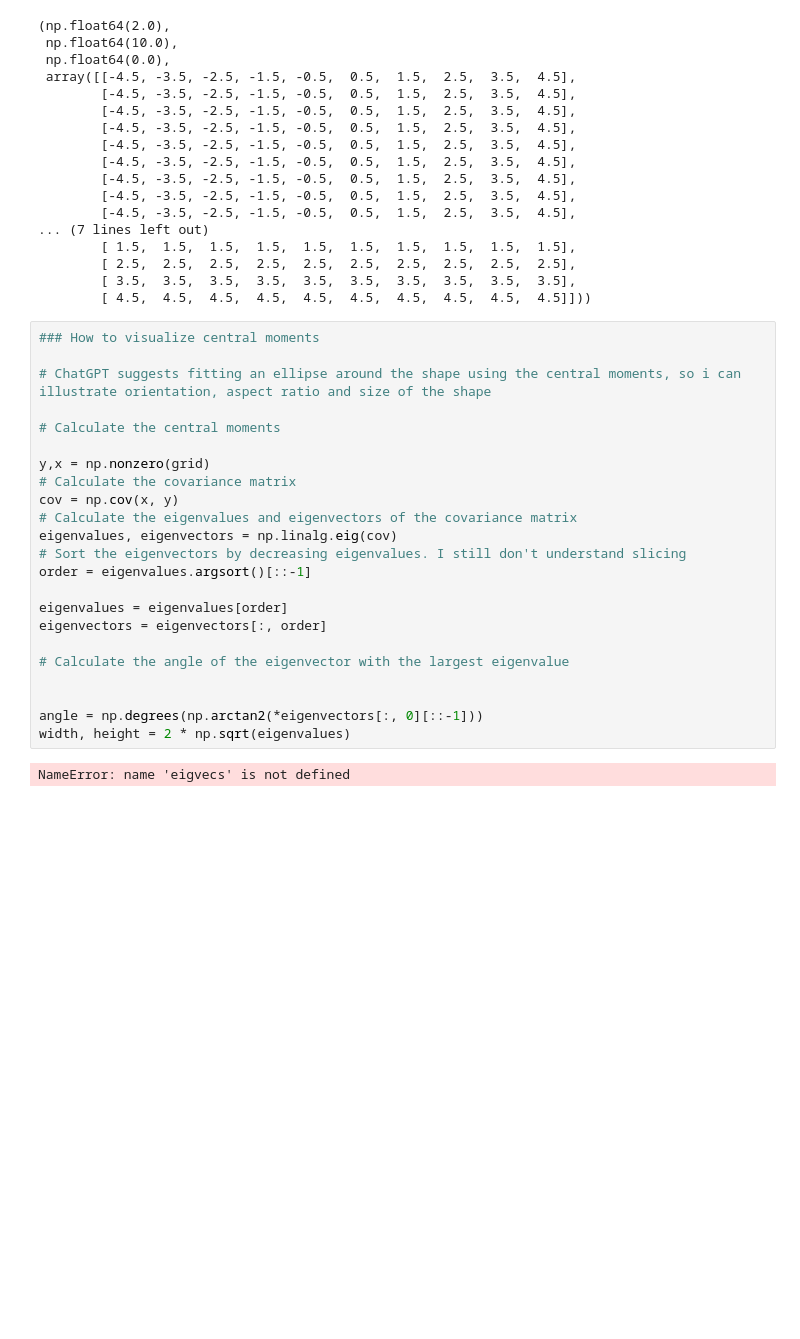
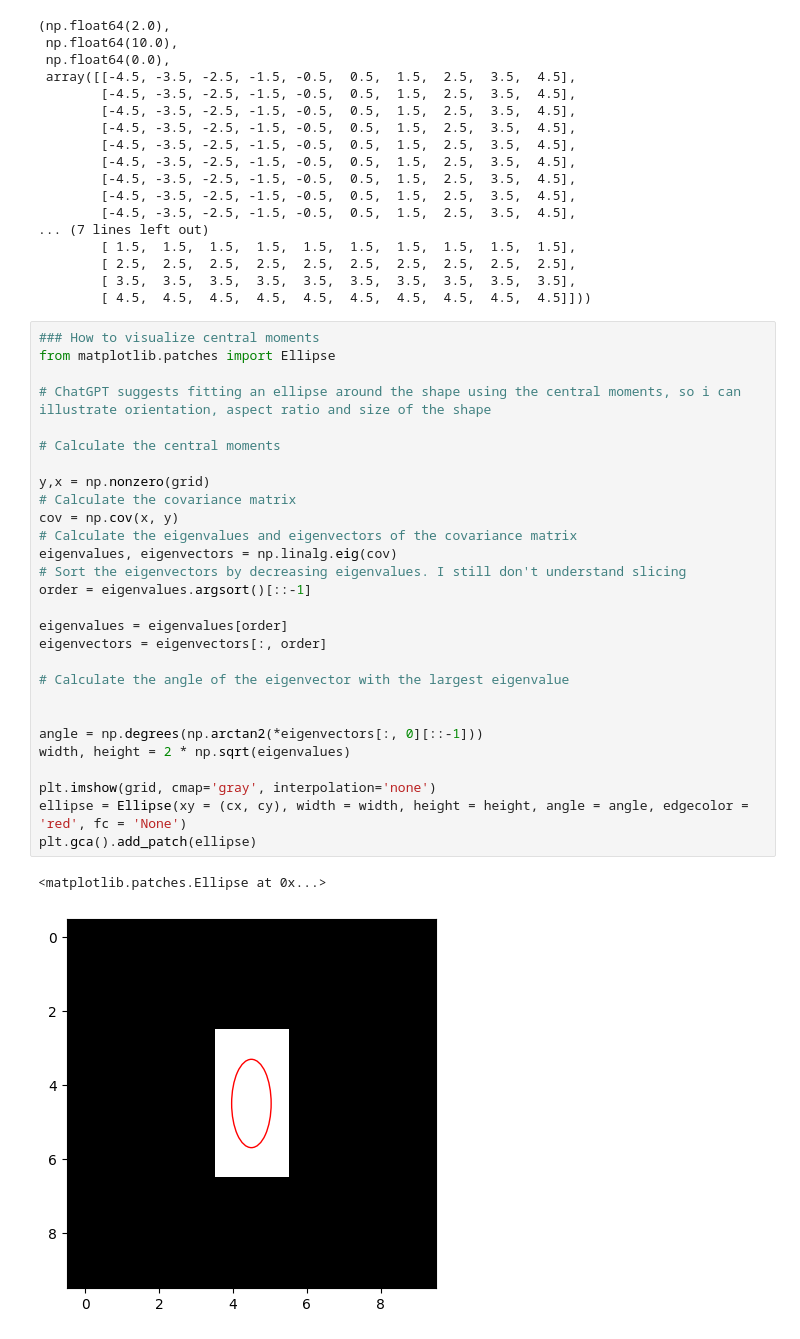
Before and after one commit to jesusgollonet/wave-tracking-reimplementation, a Jupyter notebook: scratch/spatial_central_moments.ipynb, the cells around one changed output. Cells and saved outputs as stored; diff of their text form; blank space fills up the shorter version.

Commit message:
Unsaved errors

```diff
--- a/scratch/spatial_central_moments.ipynb
+++ b/scratch/spatial_central_moments.ipynb
@@ -166,26 +166,32 @@ mu20, mu02, mu11
         [ 4.5,  4.5,  4.5,  4.5,  4.5,  4.5,  4.5,  4.5,  4.5,  4.5]]))
 # %%
 ### How to visualize central moments
+from matplotlib.patches import Ellipse
 
 # ChatGPT suggests fitting an ellipse around the shape using the central moments, so i can illustrate orientation, aspect ratio and size of the shape
 
 # Calculate the central moments
 
 y,x = np.nonzero(grid)
 # Calculate the covariance matrix
 cov = np.cov(x, y)
 # Calculate the eigenvalues and eigenvectors of the covariance matrix
 eigenvalues, eigenvectors = np.linalg.eig(cov)
 # Sort the eigenvectors by decreasing eigenvalues. I still don't understand slicing
 order = eigenvalues.argsort()[::-1]
 
 eigenvalues = eigenvalues[order]
 eigenvectors = eigenvectors[:, order]
 
 # Calculate the angle of the eigenvector with the largest eigenvalue
 
 
 angle = np.degrees(np.arctan2(*eigenvectors[:, 0][::-1]))
 width, height = 2 * np.sqrt(eigenvalues)
+
+plt.imshow(grid, cmap='gray', interpolation='none')
+ellipse = Ellipse(xy = (cx, cy), width = width, height = height, angle = angle, edgecolor = 'red', fc = 'None')
+plt.gca().add_patch(ellipse)
 # %% [output]
-NameError: name 'eigvecs' is not defined
+<matplotlib.patches.Ellipse at 0x...>
+[figure, added]
```
Also changed, not shown: 1 other file.
